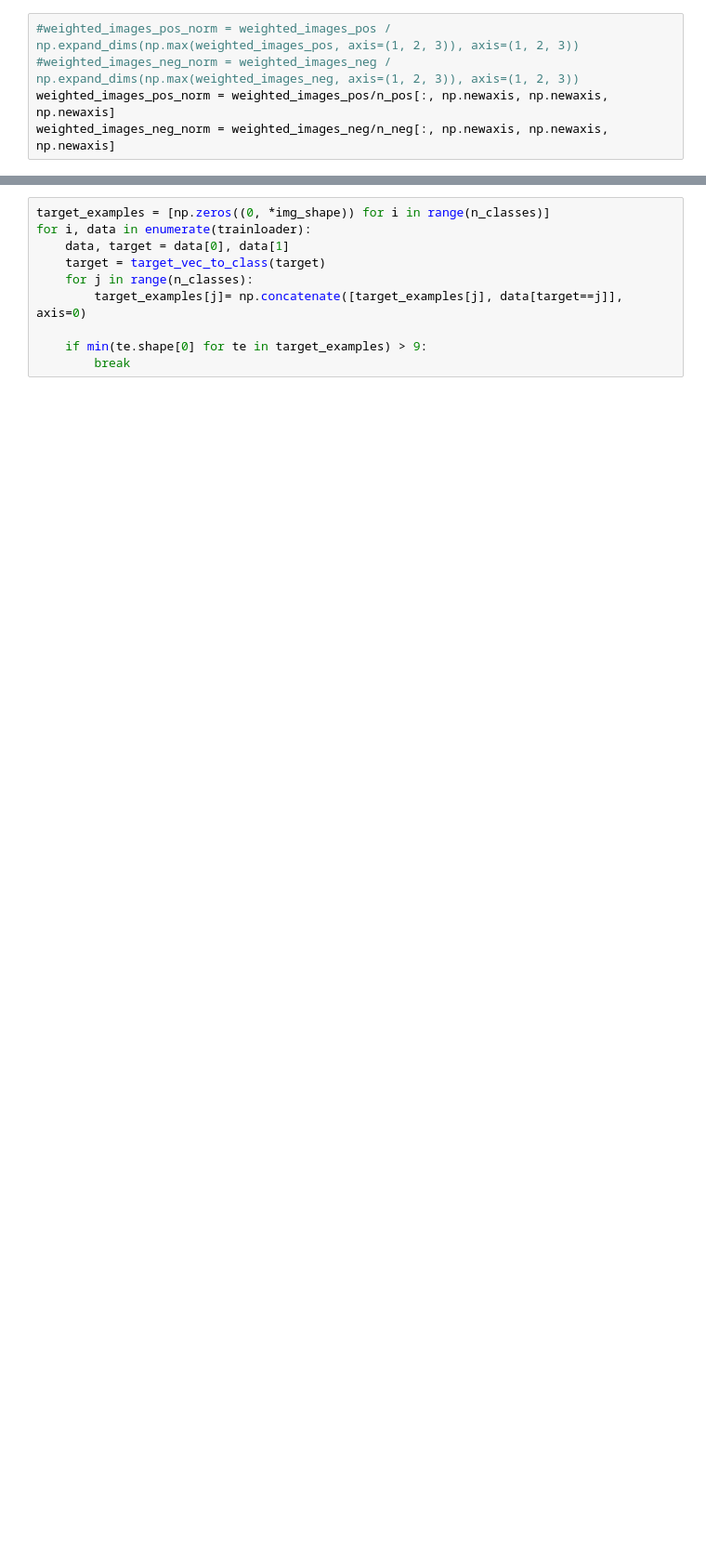
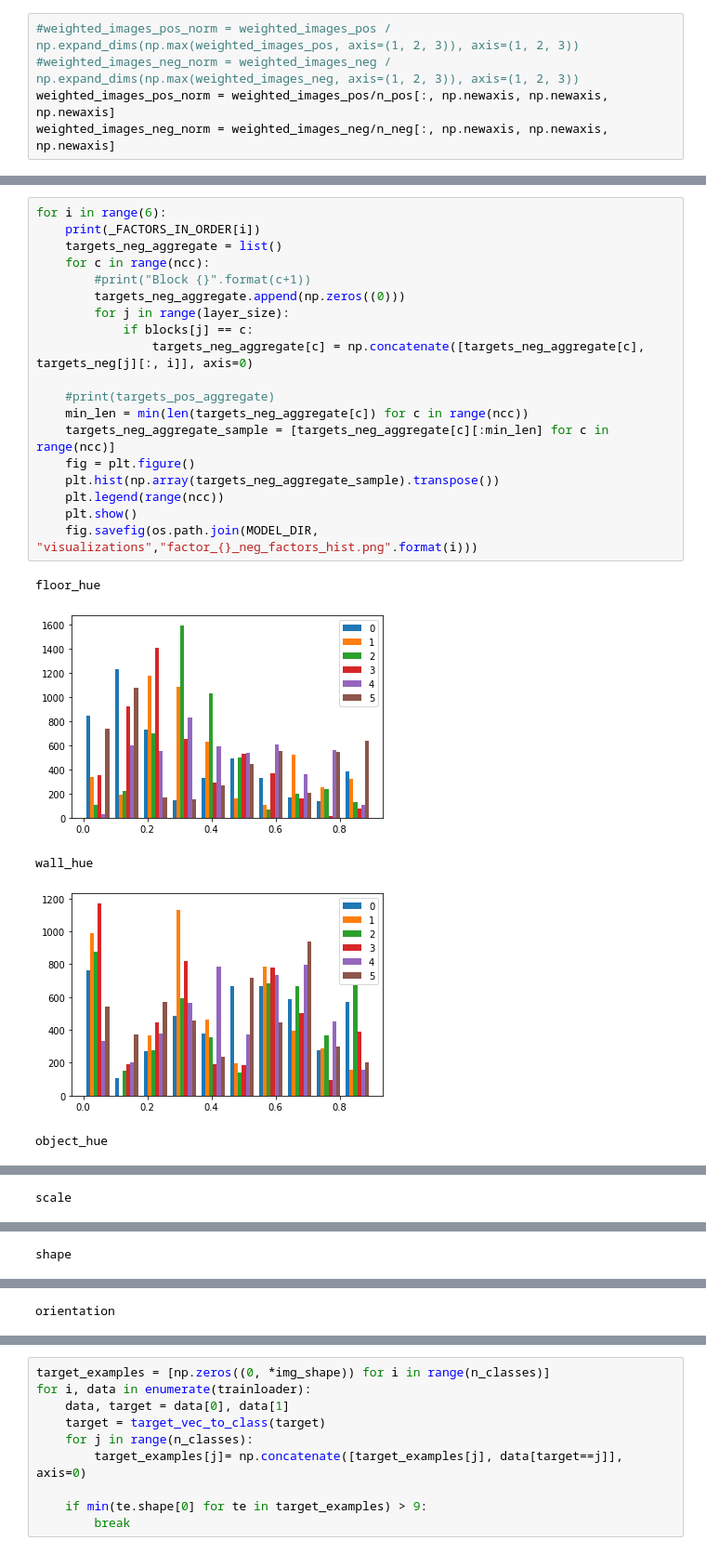
Before and after one commit to arkhycat/disenntangle, a Jupyter notebook: images_by_activation.ipynb, the cells around one changed output, grey strips where cells are left out. Shown at 93% size. Saved outputs shown, nothing was run; the diff lists cells and outputs as text; blank space fills up the shorter version.

```diff
--- a/images_by_activation.ipynb
+++ b/images_by_activation.ipynb
@@ -250,0 +248,25 @@ for c in range(ncc):
+# %%
+for i in range(6):
+    print(_FACTORS_IN_ORDER[i])
+    targets_neg_aggregate = list()
+    for c in range(ncc):
+        #print("Block {}".format(c+1))
+        targets_neg_aggregate.append(np.zeros((0)))
+        for j in range(layer_size):
+            if blocks[j] == c:
+                targets_neg_aggregate[c] = np.concatenate([targets_neg_aggregate[c], targets_neg[j][:, i]], axis=0)
+
+    #print(targets_pos_aggregate)
+    min_len = min(len(targets_neg_aggregate[c]) for c in range(ncc))
+    targets_neg_aggregate_sample = [targets_neg_aggregate[c][:min_len] for c in range(ncc)]
+    fig = plt.figure()
+    plt.hist(np.array(targets_neg_aggregate_sample).transpose())
+    plt.legend(range(ncc))
+    plt.show()
+    fig.savefig(os.path.join(MODEL_DIR, "visualizations","factor_{}_neg_factors_hist.png".format(i)))
+# %% [output]
+floor_hue
+[figure, added]
+wall_hue
+[figure, added]
+object_hue
@@ -250,0 +274 @@ for c in range(ncc):
+scale
@@ -250,0 +276 @@ for c in range(ncc):
+shape
@@ -250,0 +278 @@ for c in range(ncc):
+orientation
```
Also changed, not shown: parts of 13 cells of this notebook.
